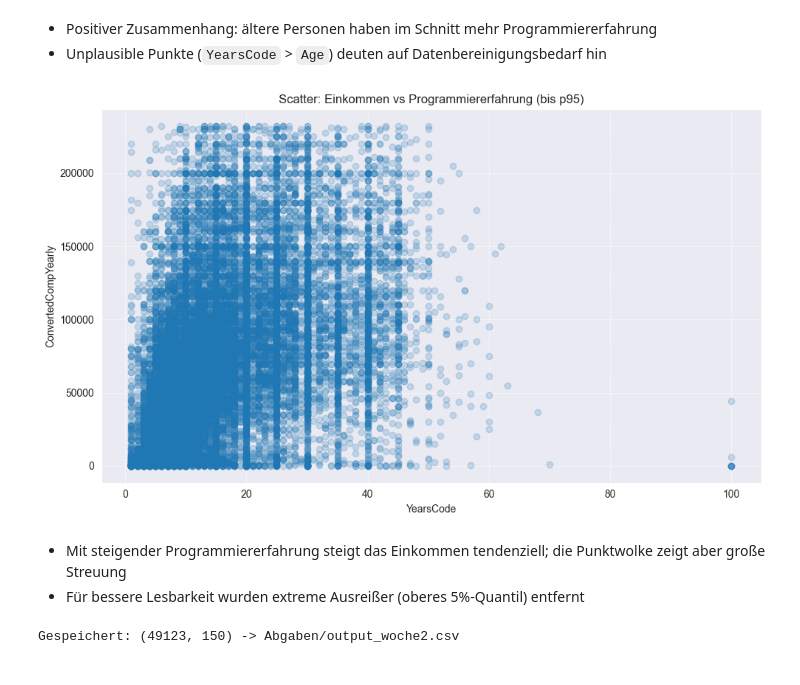
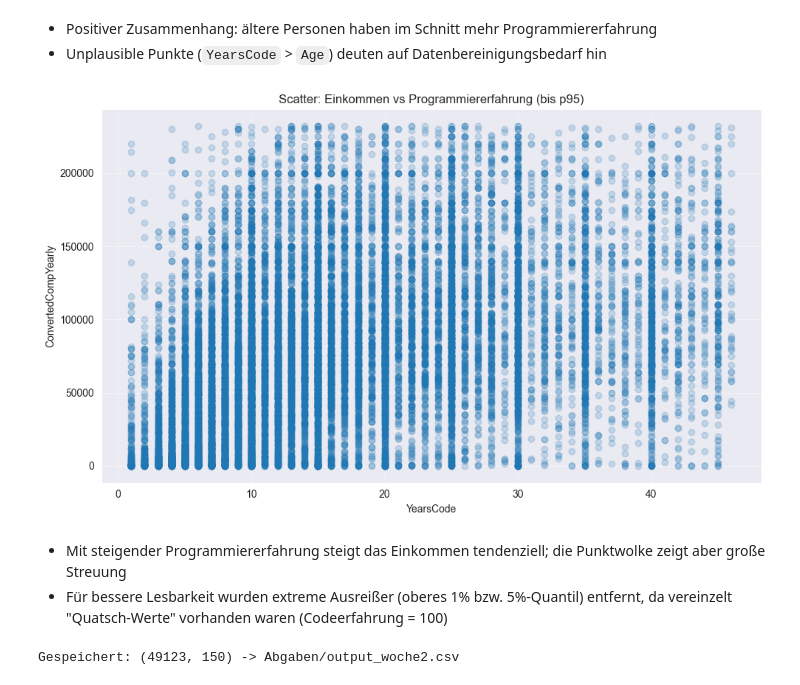
Before and after one commit to Moritz148/data-analytics-project, a Jupyter notebook: Abgaben/2_Datenexploration.ipynb, the cells around one changed output. Drawn from its saved outputs; the diff is of its cells as text; code cells hidden in the pictures.

```diff
--- a/Abgaben/Datenexploration.ipynb
+++ b/Abgaben/2_Datenexploration.ipynb
@@ -766,25 +766,26 @@ Korrelationskoeffizient: 0.746
 # %%
 tmp = df[["YearsCode", "ConvertedCompYearly"]].copy()
 tmp["YearsCode"] = pd.to_numeric(tmp["YearsCode"], errors="coerce")
 tmp["ConvertedCompYearly"] = pd.to_numeric(tmp["ConvertedCompYearly"], errors="coerce")
 tmp = tmp.dropna(subset=["YearsCode", "ConvertedCompYearly"])
 
-p95 = tmp["ConvertedCompYearly"].quantile(0.95)
-tmp = tmp[tmp["ConvertedCompYearly"] <= p95]
+p95_salary = tmp["ConvertedCompYearly"].quantile(0.95)
+p95_years  = tmp["YearsCode"].quantile(0.99)
+tmp = tmp[(tmp["ConvertedCompYearly"] <= p95_salary) & (tmp["YearsCode"] <= p95_years)]
 
 fig, ax = plt.subplots(figsize=(10,6))
 ax.scatter(tmp["YearsCode"], tmp["ConvertedCompYearly"], alpha=0.2)
 ax.set_title("Scatter: Einkommen vs Programmiererfahrung (bis p95)")
 ax.set_xlabel("YearsCode")
 ax.set_ylabel("ConvertedCompYearly")
 ax.grid(True, linestyle="--", alpha=0.7)
 plt.tight_layout()
 plt.show()
 # %% [output]
-[figure, old version]
+[figure, new version]
 # %% [markdown]
 - Mit steigender Programmiererfahrung steigt das Einkommen tendenziell; die Punktwolke zeigt aber große Streuung
-- Für bessere Lesbarkeit wurden extreme Ausreißer (oberes 5%-Quantil) entfernt
+- Für bessere Lesbarkeit wurden extreme Ausreißer (oberes 1% bzw. 5%-Quantil) entfernt, da vereinzelt "Quatsch-Werte" vorhanden waren (Codeerfahrung = 100)
 # %%
 df_out = df.copy()
 
```
Also changed, not shown: 3 other files.
